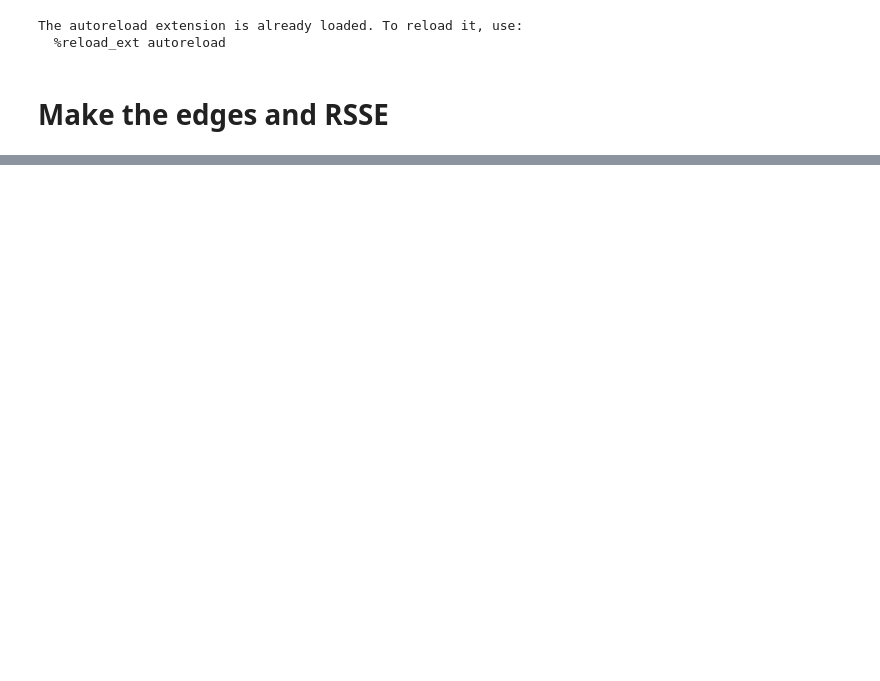
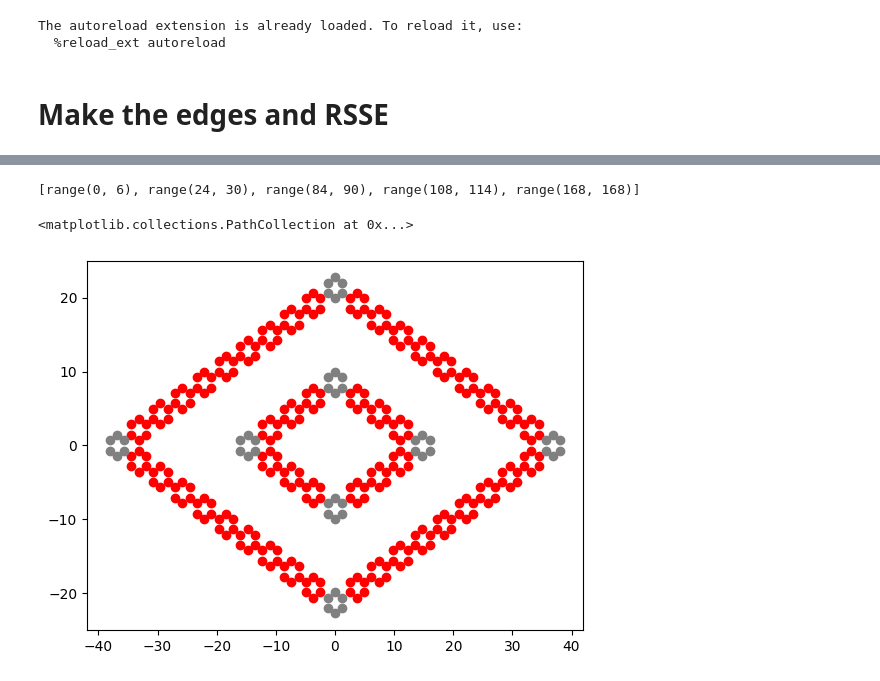
Before and after one commit to BastianValhoj/QTM-ML, a Jupyter notebook: scripts/notebooks/show_extrapolation.ipynb, the cells around one changed output, grey strips where cells are left out. Cells and saved outputs as stored; diff of their text form; code cells hidden in the pictures; blank space fills up the shorter version.

```diff
--- a/scripts/notebooks/show_extrapolation.ipynb
+++ b/scripts/notebooks/show_extrapolation.ipynb
@@ -97,22 +113,37 @@ print(small_to_big_idx)
 # %%
-# def _tile_indices(n1: int, n2: int) -> tuple[int, int, int, int]:
-#     return 2*(n1+n2)-4, n1-1, n1+n2-2, 2*n1+n2-3
-# BL, BR, TR, TL = _tile_indices(N_small, N_big)
-# na = 6
-# corners_atom_match = [
-#     range(0, na*(NC + 1)), # bottom left hex + 1*NC
-#     range(na*(BR - NC), na*(BR + NC + 1)), # bottom right hex + 2*NC
-#     range(na*(TR - NC), na*(TR + NC + 1)), # top right hex + 2*NC
-#     range(na*(TL - NC), na*(TL + NC + 1)), # top left hex + 2*NC
-#     range(na*(BL - NC), na*BL) # bottom left 1*NC
-# ]
-# corners_atom_match
+def _tile_indices(n1: int, n2: int) -> tuple[int, int, int, int]:
+    return 2*(n1+n2)-4, n1-1, n1+n2-2, 2*n1+n2-3
+BL, BR, TR, TL = _tile_indices(N_small, N_big)
+na = 6
+corners_atom_match = [
+    range(0, na*(NC + 1)), # bottom left hex + 1*NC
+    range(na*(BR - NC), na*(BR + NC + 1)), # bottom right hex + 2*NC
+    range(na*(TR - NC), na*(TR + NC + 1)), # top right hex + 2*NC
+    range(na*(TL - NC), na*(TL + NC + 1)), # top left hex + 2*NC
+    range(na*(BL - NC), na*BL) # bottom left 1*NC
+]
+corners_atom_match
+# %% [output]
+[range(0, 6), range(24, 30), range(84, 90), range(108, 114), range(168, 168)]
 # %%
-geom_edge_big.plot(axes="xy",
-                     atoms_style=[
-                         dict(atoms=corners_big, color="red"),
-                         dict(atoms=edges_big, color="lime"),
-                     ])
+temp_geom_big = geom_edge_big.copy()
+temp_geom_small = geom_edge_small.copy()
+
+temp_geom_big = temp_geom_big.translate(-temp_geom_big.center())
+temp_geom_small = temp_geom_small.translate(-temp_geom_small.center())
+
+fig, ax = plt.subplots()
+
+ax.scatter(*temp_geom_big[edges_big, :2].T, color="red")
+ax.scatter(*temp_geom_small[edges_small, :2].T, color="red")
+
+ax.scatter(*temp_geom_big[corners_big, :2].T, color="grey")
+ax.scatter(*temp_geom_small[corners_small, :2].T, color="grey")
+
+# fig.savefig("../figures/show_extrapolation-edge-V-corner-NC-{NC}")
+# %% [output]
+<matplotlib.collections.PathCollection at 0x...>
+[figure, added]
 # %%
 def distinct_colors(n):
     hues = np.linspace(0, 1 , n, endpoint=False)
```
Also changed, not shown: parts of 9 cells of this notebook, 1 other file.
